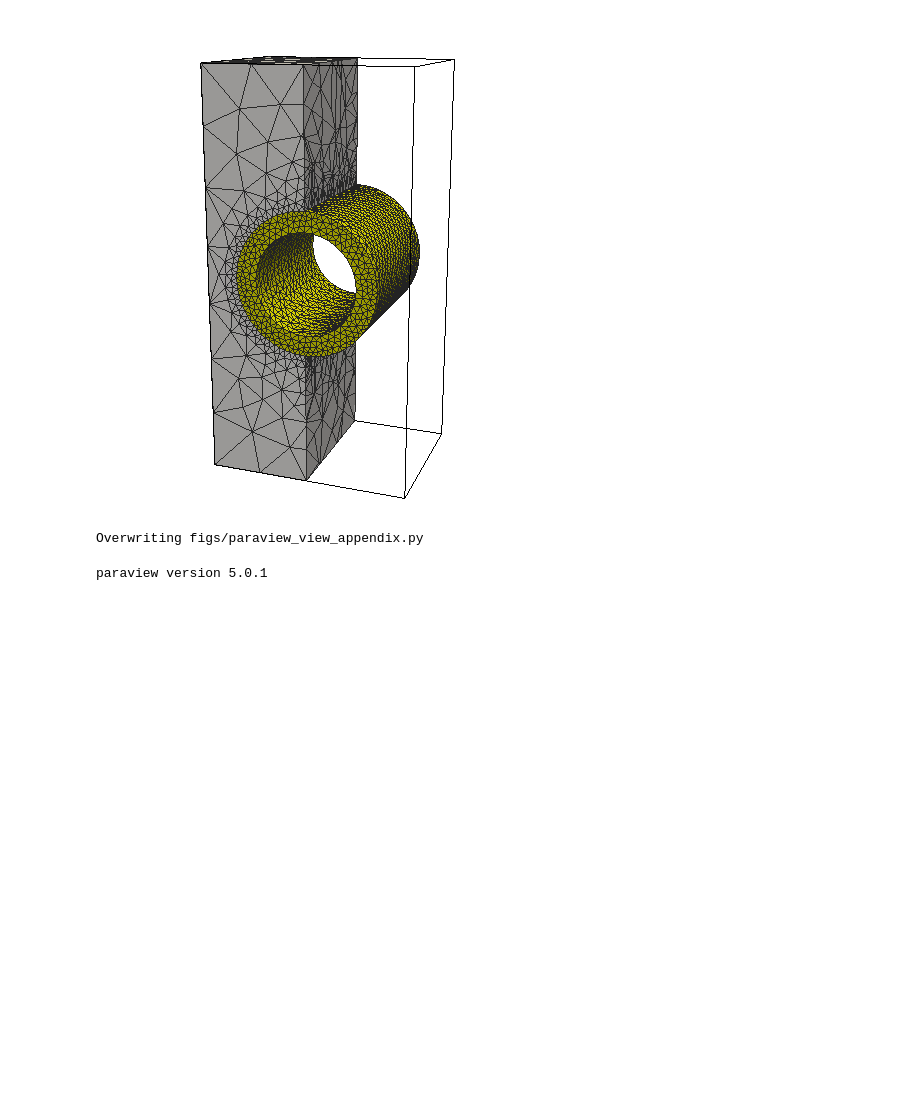
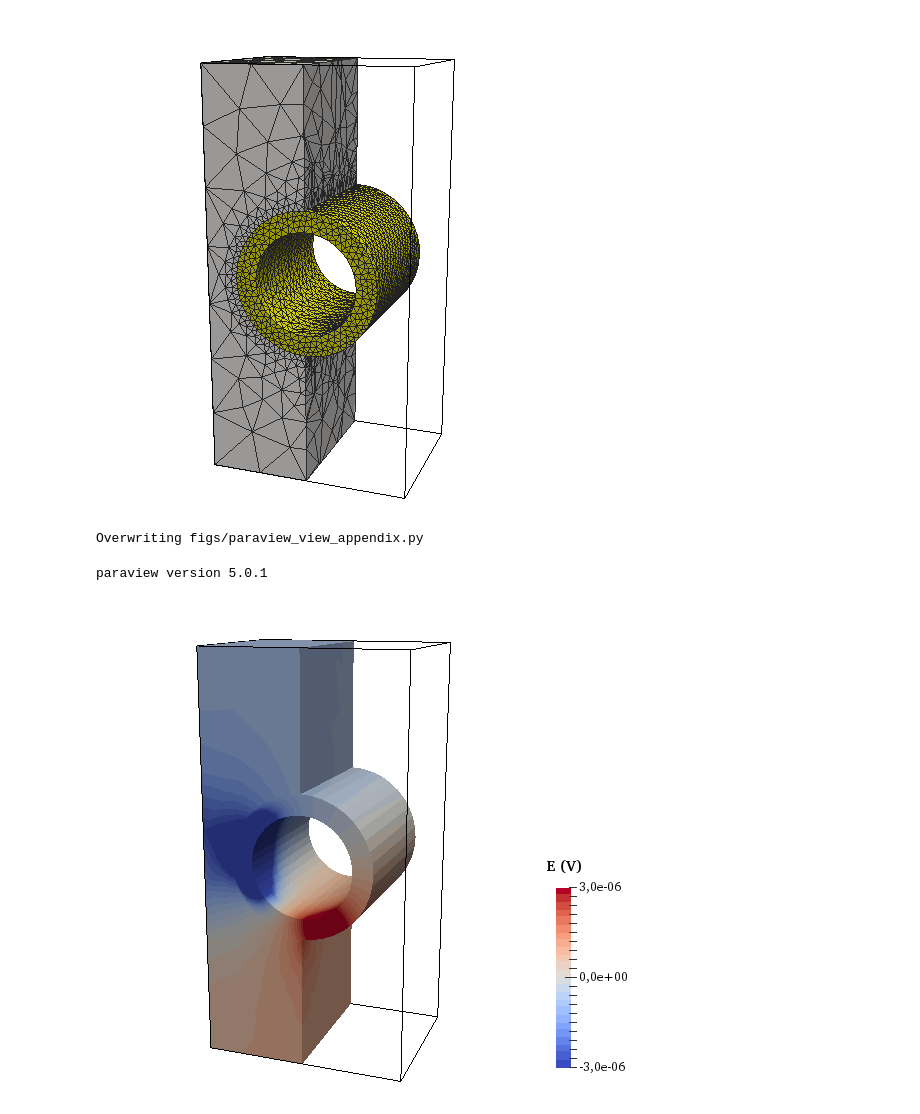
Before and after one commit to peberg/fem-pipe, a Jupyter notebook: scene_visuals.ipynb, the cells around one changed output. Drawn from its saved outputs; the diff is of its cells as text; code cells hidden in the pictures; blank space fills up the shorter version.

```diff
--- a/scene_visuals.ipynb
+++ b/scene_visuals.ipynb
@@ -560,6 +607,9 @@ Overwriting figs/paraview_view_appendix.py
 # %% [output]
 paraview version 5.0.1
 # %%
+cropString = '550x600+100x60'
 !convert -crop {cropString} figs/3d_output_field.png figs/3d_output_field_trunc.png
 #!rm figs/3d_output_field_trunc.png
 Image(filename='figs/3d_output_field_trunc.png')
+# %% [output]
+[figure, added]
```
Also changed, not shown: parts of 2 cells of this notebook, 10 other files.
